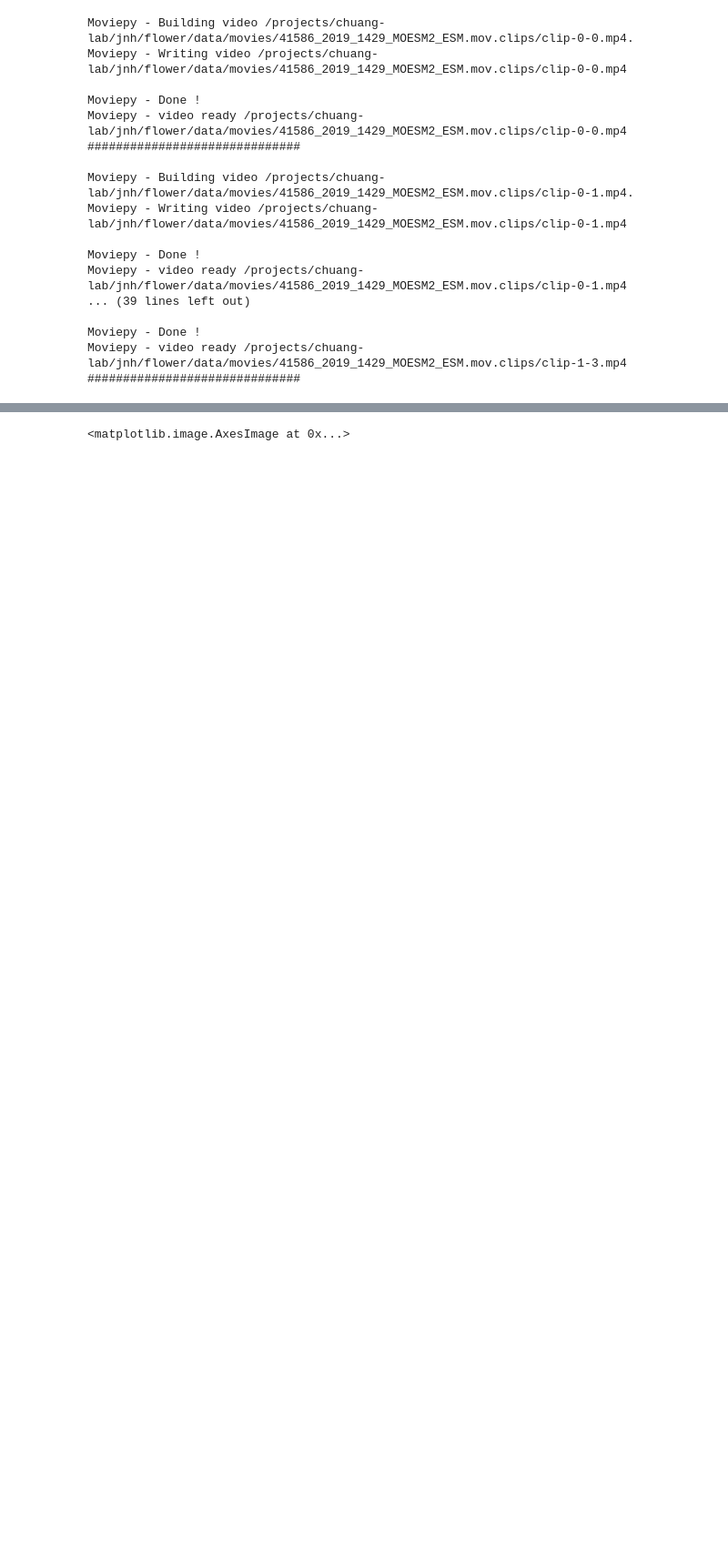
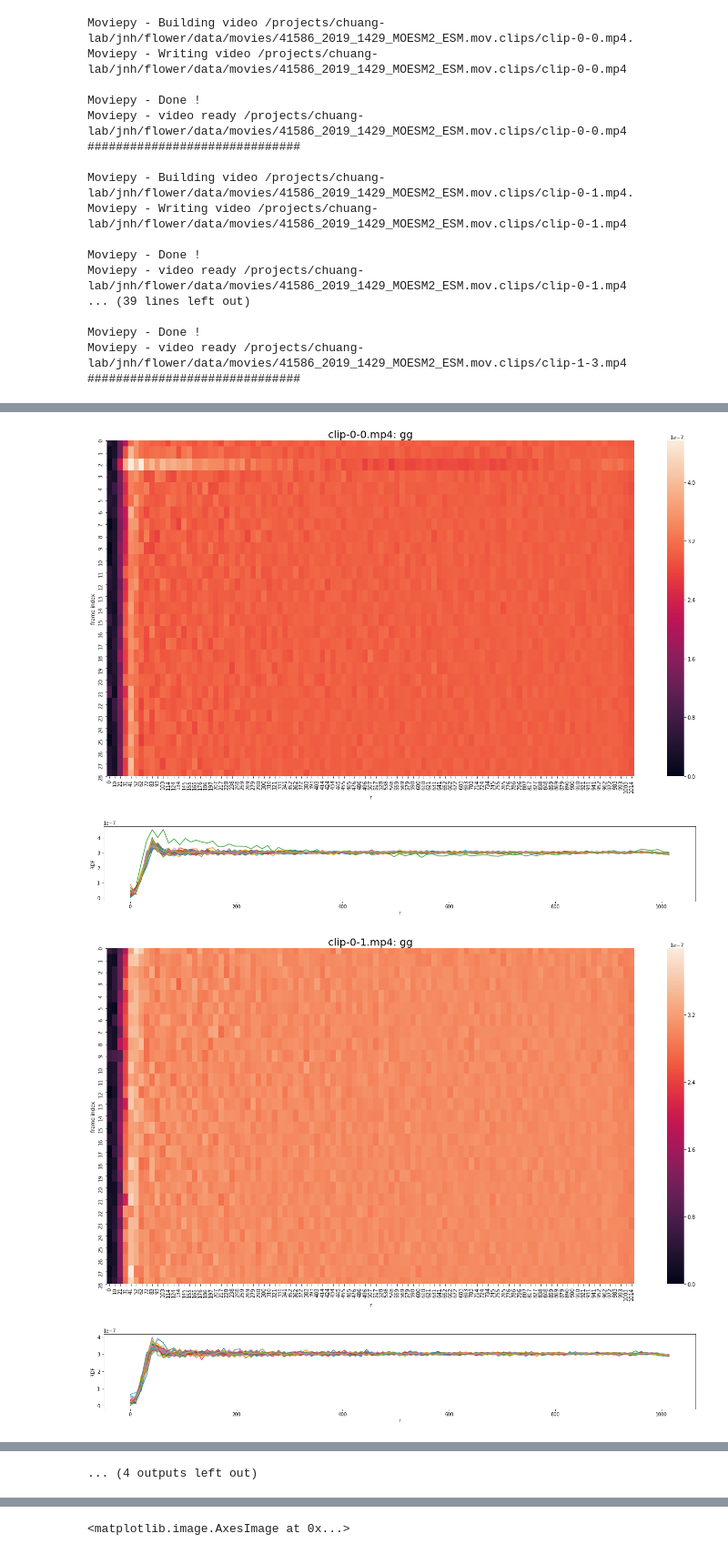
Before and after one commit to javadnoorb/flowermodel, a Jupyter notebook: notebooks/2019-08-30-flower-data-analysis-MOESM2.ipynb, the cells around one changed output, grey strips where cells are left out. Shown at 91% size. Saved outputs shown, nothing was run; the diff lists cells and outputs as text; code cells hidden in the pictures; blank space fills up the shorter version.

```diff
--- a/notebooks/2019-08-30-flower-data-analysis-MOESM2.ipynb
+++ b/notebooks/2019-08-30-flower-data-analysis-MOESM2.ipynb
@@ -53,2 +71,2 @@ Moviepy - video ready /projects/chuang-lab/jnh/flower/data/movies/41586_2019_142
 # %%
-filename = '/projects/chuang-lab/jnh/flower/data/movies/41586_2019_1429_MOESM2_ESM.mov.clips/clip-0-0.mp4'
+!ls /projects/chuang-lab/jnh/flower/data/movies/*.clips
@@ -54,0 +113,14 @@ filename = '/projects/chuang-lab/jnh/flower/data/movies/41586_2019_1429_MOESM2_E
+# %%
+%%bash
+
+mov_idx=2
+moviefile=41586_2019_1429_MOESM${mov_idx}_ESM.mov.clips
+
+for idx1 in {0..1};do
+    for idx2 in {0..3};do
+        clip=clip-$idx1-$idx2.mp4
+
+        echo $clip
+        flowermodel blobsummary --filename $moviefile/$clip --infer-monocolor
+    done
+done
@@ -54,0 +162,10 @@ filename = '/projects/chuang-lab/jnh/flower/data/movies/41586_2019_1429_MOESM2_E
+# %%
+from flowermodel.calculate_rdf import get_all_rdfs
+
+moviefile = '41586_2019_1429_MOESM2_ESM.mov.clips'
+data_path = '/projects/chuang-lab/jnh/flower/data'
+
+for idx1 in range(2):
+    for idx2 in range(4):
+        clipfile = 'clip-{}-{}.mp4'.format(idx1, idx2)
+        get_all_rdfs(data_path, os.path.join(moviefile, clipfile))
@@ -54,0 +218,19 @@ filename = '/projects/chuang-lab/jnh/flower/data/movies/41586_2019_1429_MOESM2_E
+# %%
+from flowermodel.plotting import plot_rdf_heatmap, plot_rdfs
+
+moviefile = '41586_2019_1429_MOESM2_ESM.mov.clips'
+data_path = '/projects/chuang-lab/jnh/flower/data'
+
+for idx1 in range(2):
+    for idx2 in range(4):
+        clip = 'clip-{}-{}.mp4'.format(idx1, idx2)
+
+        rdf_file = glob.glob('{:s}/blobs/{:s}/{:s}.blob.rdf.color_??.csv'.format(data_path, moviefile, clip))[0]
+        plot_rdf_heatmap(rdf_file)
+        plt.title('{:s}: {:s}{:s}'.format(clip, rdf_file[-6], rdf_file[-5]), size=20)
+        plot_rdfs(rdf_file)
+# %% [output]
+[figure, added]
+[figure, added]
+[figure, added]
+[figure, added]
@@ -54,0 +245 @@ filename = '/projects/chuang-lab/jnh/flower/data/movies/41586_2019_1429_MOESM2_E
+... (4 outputs left out)
```
Also changed, not shown: parts of 20 cells of this notebook, 8 other files.
